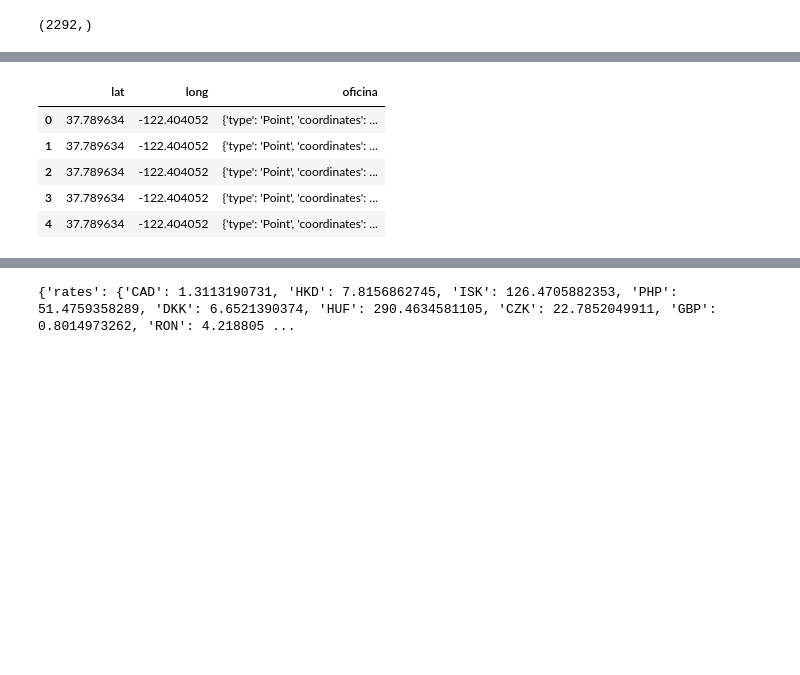
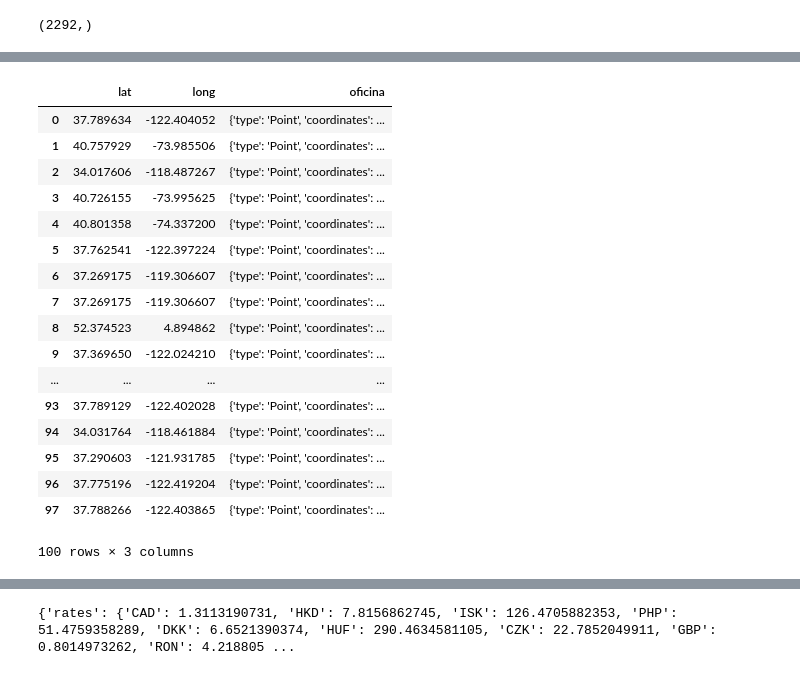
Before and after one commit to Mrueda1992/visualizing-real-world-data-project, a Jupyter notebook: cleaning.ipynb, the cells around one changed output, grey strips where cells are left out. Drawn from its saved outputs; the diff is of its cells as text; code cells hidden in the pictures; blank space fills up the shorter version.

```diff
--- a/cleaning.ipynb
+++ b/cleaning.ipynb
@@ -77,31 +77,44 @@ df_clean.head(100)
 # %%
 #get latitude, longitude and office ID
 
 def getOffices(offices):
-    offices = df_clean['office']
+    offices = offices['office']
     principal = None
-    for record in offices:
+    if offices['latitude'] and offices ['longitude']:
+
         principal = {
             "type":"Point",
-            "coordinates":[record['longitude'], record['latitude']]
+            "coordinates":[offices['longitude'], offices['latitude']]
         }
 
         return {
-            "lat": record['latitude'],
-            "long": record['longitude'],
+            "long": offices['longitude'],
+            "lat": offices['latitude'],
             "oficina": principal
         }
 
 
 offices = df_clean[['office']].apply(getOffices, result_type="expand", axis=1)
-offices.head()
+offices.head(100)
 # %% [output]
 |  | lat | long | oficina |
 | 0 | 37.789634 | -122.404052 | {'type': 'Point', 'coordinates': ... |
-| 1 | 37.789634 | -122.404052 | {'type': 'Point', 'coordinates': ... |
-| 2 | 37.789634 | -122.404052 | {'type': 'Point', 'coordinates': ... |
-| 3 | 37.789634 | -122.404052 | {'type': 'Point', 'coordinates': ... |
-| 4 | 37.789634 | -122.404052 | {'type': 'Point', 'coordinates': ... |
+| 1 | 40.757929 | -73.985506 | {'type': 'Point', 'coordinates': ... |
+| 2 | 34.017606 | -118.487267 | {'type': 'Point', 'coordinates': ... |
+| 3 | 40.726155 | -73.995625 | {'type': 'Point', 'coordinates': ... |
+| 4 | 40.801358 | -74.337200 | {'type': 'Point', 'coordinates': ... |
+| 5 | 37.762541 | -122.397224 | {'type': 'Point', 'coordinates': ... |
+| 6 | 37.269175 | -119.306607 | {'type': 'Point', 'coordinates': ... |
+| 7 | 37.269175 | -119.306607 | {'type': 'Point', 'coordinates': ... |
+| 8 | 52.374523 | 4.894862 | {'type': 'Point', 'coordinates': ... |
+| 9 | 37.369650 | -122.024210 | {'type': 'Point', 'coordinates': ... |
+| ... | ... | ... | ... |
+| 93 | 37.789129 | -122.402028 | {'type': 'Point', 'coordinates': ... |
+| 94 | 34.031764 | -118.461884 | {'type': 'Point', 'coordinates': ... |
+| 95 | 37.290603 | -121.931785 | {'type': 'Point', 'coordinates': ... |
+| 96 | 37.775196 | -122.419204 | {'type': 'Point', 'coordinates': ... |
+| 97 | 37.788266 | -122.403865 | {'type': 'Point', 'coordinates': ... |
+100 rows × 3 columns
 # %%
 #Concatenar dos dataframes
 
```
Also changed, not shown: parts of 2 cells of this notebook, 3 other files.
